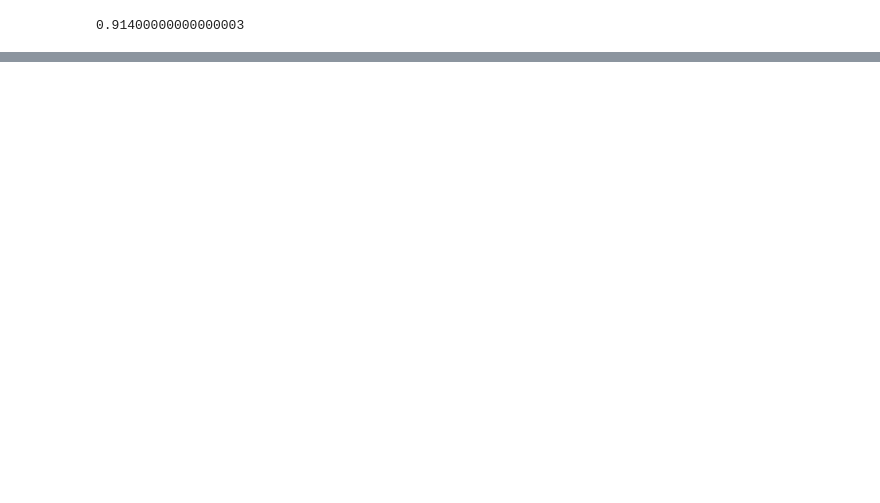
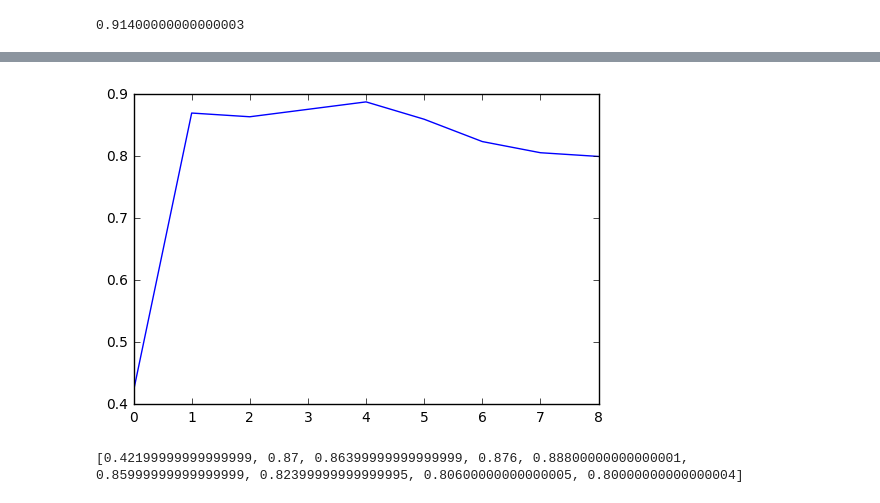
Before and after one commit to coding-blocks-archives/Perceptron_Bootcamp_Summer_2017, a Jupyter notebook: class_04/PCA_Linear_logistic.ipynb, the cells around one changed output, grey strips where cells are left out. Cells and saved outputs as stored; diff of their text form; code cells hidden in the pictures; blank space fills up the shorter version.

```diff
--- a/class_04/PCA_Linear_logistic.ipynb
+++ b/class_04/PCA_Linear_logistic.ipynb
@@ -262,0 +260,14 @@ def check_pca_accuracy(X_data, y_data, n_components):
+# %%
+def check_pca_accuracy(X_data, y_data, n_components):
+    pca = PCA(n_components=n_components)
+    XX_data = pca.fit_transform(X_data)
+    lr = LogisticRegression(n_jobs=-1)
+    lr.fit(XX_data[:4500], y_data[:4500])
+    return lr.score(XX_data[4500:], y_data[4500:])
+# %%
+dims = [2, 25, 32, 64, 128, 256, 343, 512, 784]
+acc = []
+for dx in dims:
+    start = datetime.datetime.now()
+    acc.append(check_pca_accuracy(X, y, dx))
+    print "Time Taken for dimension {0}:".format(dx), datetime.datetime.now() - start
@@ -262,0 +284,9 @@ def check_pca_accuracy(X_data, y_data, n_components):
+# %%
+plt.figure(0)
+plt.plot(acc)
+plt.show()
+
+print acc
+# %% [output]
+[figure, added]
+[0.42199999999999999, 0.87, 0.86399999999999999, 0.876, 0.88800000000000001, 0.85999999999999999, 0.82399999999999995, 0.80600000000000005, 0.80000000000000004]
```
Also changed, not shown: parts of 3 cells of this notebook.
